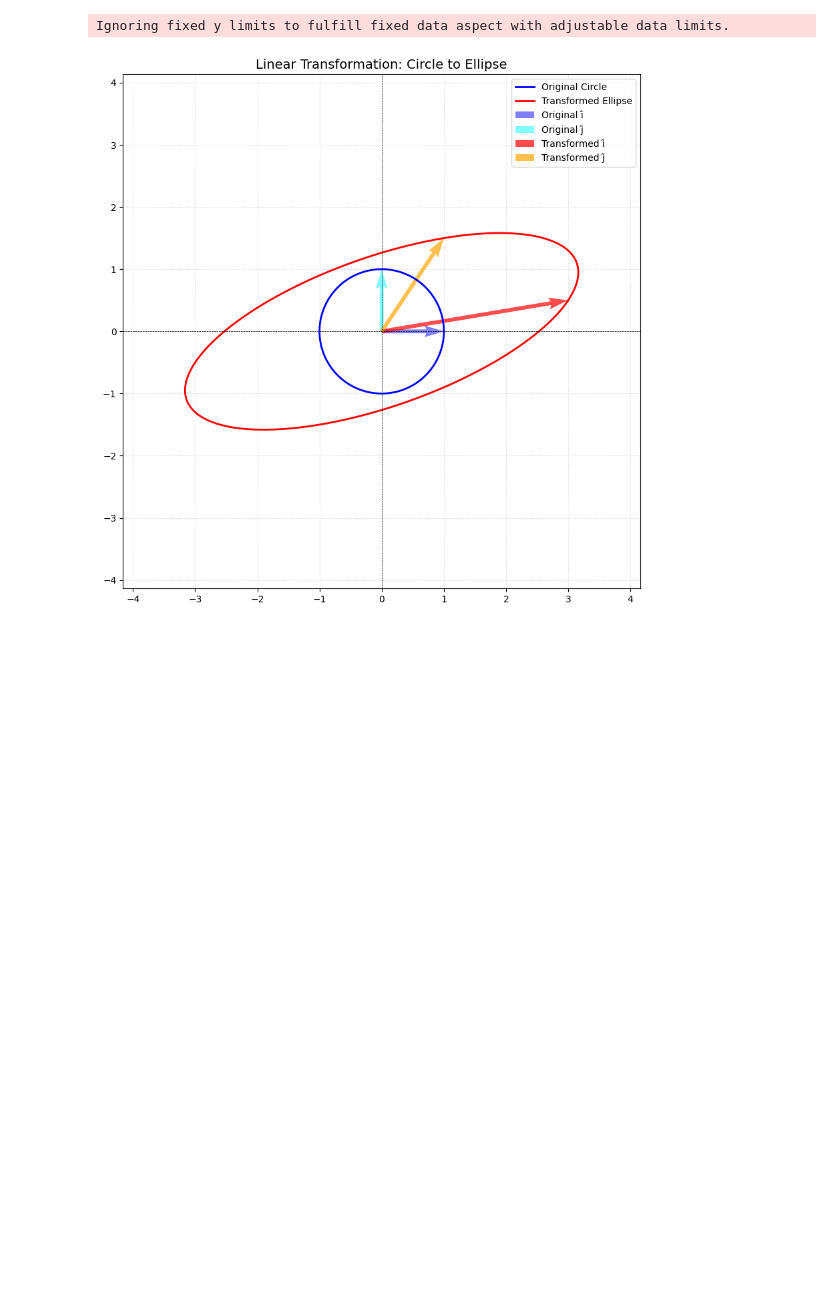
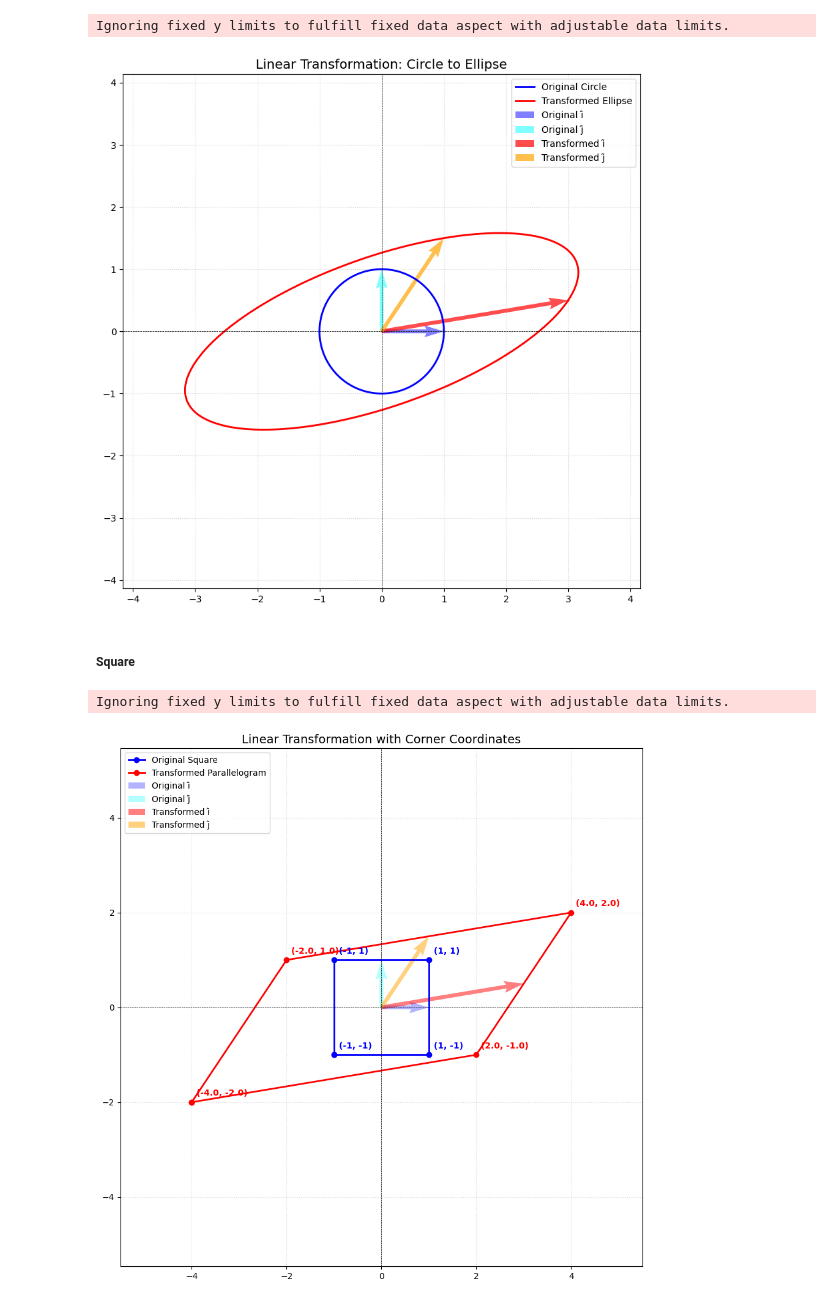
Before and after one commit to chayanbasu007/data_science_basics, a Jupyter notebook: SVD - Matrix Transformation Simulation.ipynb, the cells around one changed output. Cells and saved outputs as stored; diff of their text form; code cells hidden in the pictures; blank space fills up the shorter version.

```diff
--- a/SVD - Matrix Transformation Simulation.ipynb
+++ b/SVD - Matrix Transformation Simulation.ipynb
@@ -66,3 +75,77 @@ if __name__ == "__main__":
 # %% [output]
 Ignoring fixed y limits to fulfill fixed data aspect with adjustable data limits.
 [figure]
+# %% [markdown]
+##### **Square**
+# %%
+import numpy as np
+import matplotlib.pyplot as plt
+
+def simulate_square_with_coordinates():
+    # 1. Generate points for a unit square
+    # 4 corners, closing the loop by repeating the first corner
+    x = np.array([-1,  1,  1, -1, -1])
+    y = np.array([-1, -1,  1,  1, -1])
+
+    square_points = np.vstack((x, y))
+
+    # 2. Define the transformation matrix (A)
+    A = np.array([
+        [3.0, 1.0],
+        [0.5, 1.5]
+    ])
+
+    # 3. Apply the transformation via matrix multiplication
+    transformed_points = np.dot(A, square_points)
+
+    # 4. Plotting the results
+    plt.figure(figsize=(11, 11))
+
+    # Plot original square
+    plt.plot(square_points[0, :], square_points[1, :],
+             label='Original Square', color='blue', linewidth=2, marker='o')
+
+    # Plot transformed parallelogram
+    plt.plot(transformed_points[0, :], transformed_points[1, :],
+             label='Transformed Parallelogram', color='red', linewidth=2, marker='o')
+
+    # 5. Annotate coordinates on the graph
+    # We only loop through the first 4 points (ignoring the 5th closing point)
+    for i in range(4):
+        # Original square coordinates (Blue text)
+        orig_x, orig_y = square_points[0, i], square_points[1, i]
+        plt.text(orig_x + 0.1, orig_y + 0.1, f'({orig_x}, {orig_y})',
+                 color='blue', fontsize=10, fontweight='bold',
+                 ha='left', va='bottom')
+
+        # Transformed coordinates (Red text)
+        trans_x, trans_y = transformed_points[0, i], transformed_points[1, i]
+        plt.text(trans_x + 0.1, trans_y + 0.1, f'({trans_x:.1f}, {trans_y:.1f})',
+                 color='red', fontsize=10, fontweight='bold',
+                 ha='left', va='bottom')
+
+    # Plot basis vectors
+    plt.quiver(0, 0, 1, 0, angles='xy', scale_units='xy', scale=1, color='blue', alpha=0.3, label='Original î')
+    plt.quiver(0, 0, 0, 1, angles='xy', scale_units='xy', scale=1, color='cyan', alpha=0.3, label='Original ĵ')
+    plt.quiver(0, 0, A[0,0], A[1,0], angles='xy', scale_units='xy', scale=1, color='red', alpha=0.5, label='Transformed î')
+    plt.quiver(0, 0, A[0,1], A[1,1], angles='xy', scale_units='xy', scale=1, color='orange', alpha=0.5, label='Transformed ĵ')
+
+    # Formatting
+    plt.axhline(0, color='black', linewidth=0.5, linestyle='--')
+    plt.axvline(0, color='black', linewidth=0.5, linestyle='--')
+    plt.grid(True, which='both', linestyle=':', alpha=0.5)
+    plt.axis('equal')
+
+    max_val = np.max(np.abs(transformed_points)) + 1.5
+    plt.xlim(-max_val, max_val)
+    plt.ylim(-max_val, max_val)
+
+    plt.title('Linear Transformation with Corner Coordinates', fontsize=14)
+    plt.legend(loc='upper left')
+    plt.show()
+
+if __name__ == "__main__":
+    simulate_square_with_coordinates()
+# %% [output]
+Ignoring fixed y limits to fulfill fixed data aspect with adjustable data limits.
+[figure, added]
```
Also changed, not shown: parts of 2 cells of this notebook.
